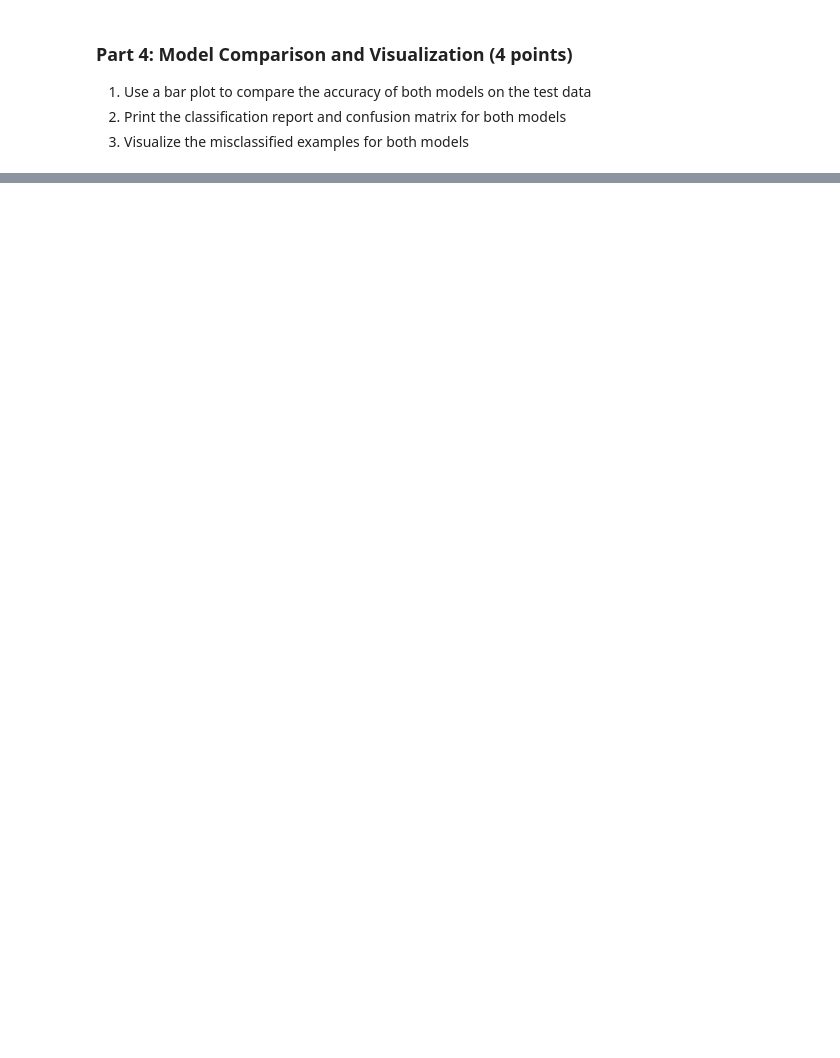
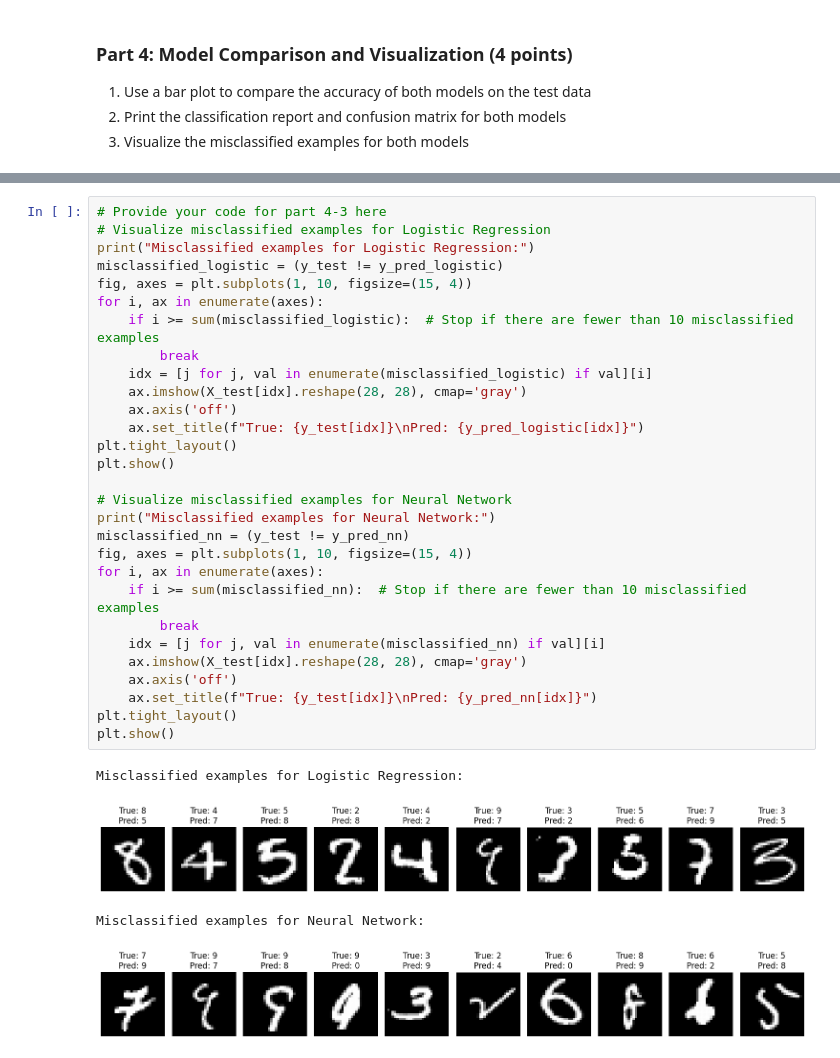
Before and after one commit to ambernguyen0222/BME3053C-Spring-2025, a Jupyter notebook: Homeworks/HW8_nguyenamber.ipynb, the cells around one changed output, grey strips where cells are left out. Drawn from its saved outputs; the diff is of its cells as text; blank space fills up the shorter version.

```diff
--- a/Homeworks/HW8_nguyenamber.ipynb
+++ b/Homeworks/HW8_nguyenamber.ipynb
@@ -67,0 +189,34 @@ except ImportError as e:
+# %%
+# Provide your code for part 4-3 here
+# Visualize misclassified examples for Logistic Regression
+print("Misclassified examples for Logistic Regression:")
+misclassified_logistic = (y_test != y_pred_logistic)
+fig, axes = plt.subplots(1, 10, figsize=(15, 4))
+for i, ax in enumerate(axes):
+    if i >= sum(misclassified_logistic):  # Stop if there are fewer than 10 misclassified examples
+        break
+    idx = [j for j, val in enumerate(misclassified_logistic) if val][i]
+    ax.imshow(X_test[idx].reshape(28, 28), cmap='gray')
+    ax.axis('off')
+    ax.set_title(f"True: {y_test[idx]}\nPred: {y_pred_logistic[idx]}")
+plt.tight_layout()
+plt.show()
+
+# Visualize misclassified examples for Neural Network
+print("Misclassified examples for Neural Network:")
+misclassified_nn = (y_test != y_pred_nn)
+fig, axes = plt.subplots(1, 10, figsize=(15, 4))
+for i, ax in enumerate(axes):
+    if i >= sum(misclassified_nn):  # Stop if there are fewer than 10 misclassified examples
+        break
+    idx = [j for j, val in enumerate(misclassified_nn) if val][i]
+    ax.imshow(X_test[idx].reshape(28, 28), cmap='gray')
+    ax.axis('off')
+    ax.set_title(f"True: {y_test[idx]}\nPred: {y_pred_nn[idx]}")
+plt.tight_layout()
+plt.show()
+# %% [output]
+Misclassified examples for Logistic Regression:
+[figure, added]
+Misclassified examples for Neural Network:
+[figure, added]
```
Also changed, not shown: parts of 17 cells of this notebook.
